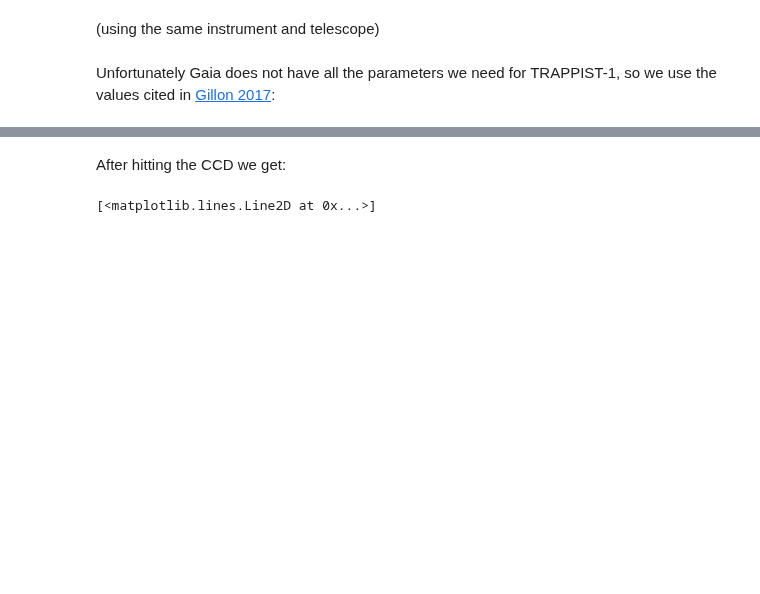
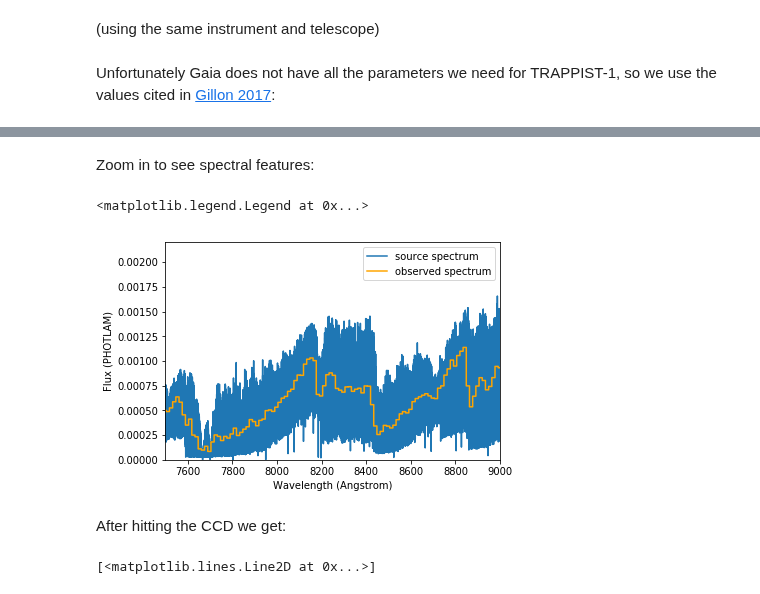
Before and after one commit to tcjansen/GSoC, a Jupyter notebook: synspec_examples.ipynb, the cells around one changed output, grey strips where cells are left out. Drawn from its saved outputs; the diff is of its cells as text; code cells hidden in the pictures; blank space fills up the shorter version.

```diff
--- a/synspec_examples.ipynb
+++ b/synspec_examples.ipynb
@@ -282,3 +303,16 @@ plt.legend()
+# %% [markdown]
+Zoom in to see spectral features:
+# %%
+plt.plot(photlam_trappist1.waveset, photlam_trappist1(photlam_trappist1.waveset), label='source spectrum')
+plt.step(spec_wavelengths, observation_preccd.binflux, color='orange', label='observed spectrum')
+plt.xlim(7500, 9000)
+plt.ylim(0, 0.0022)
+plt.xlabel('Wavelength (Angstrom)')
+plt.ylabel('Flux (PHOTLAM)')
+plt.legend()
+# %% [output]
+<matplotlib.legend.Legend at 0x...>
+[figure, added]
 # %% [markdown]
 After hitting the CCD we get:
 # %%
```
Also changed, not shown: parts of 8 cells of this notebook.
